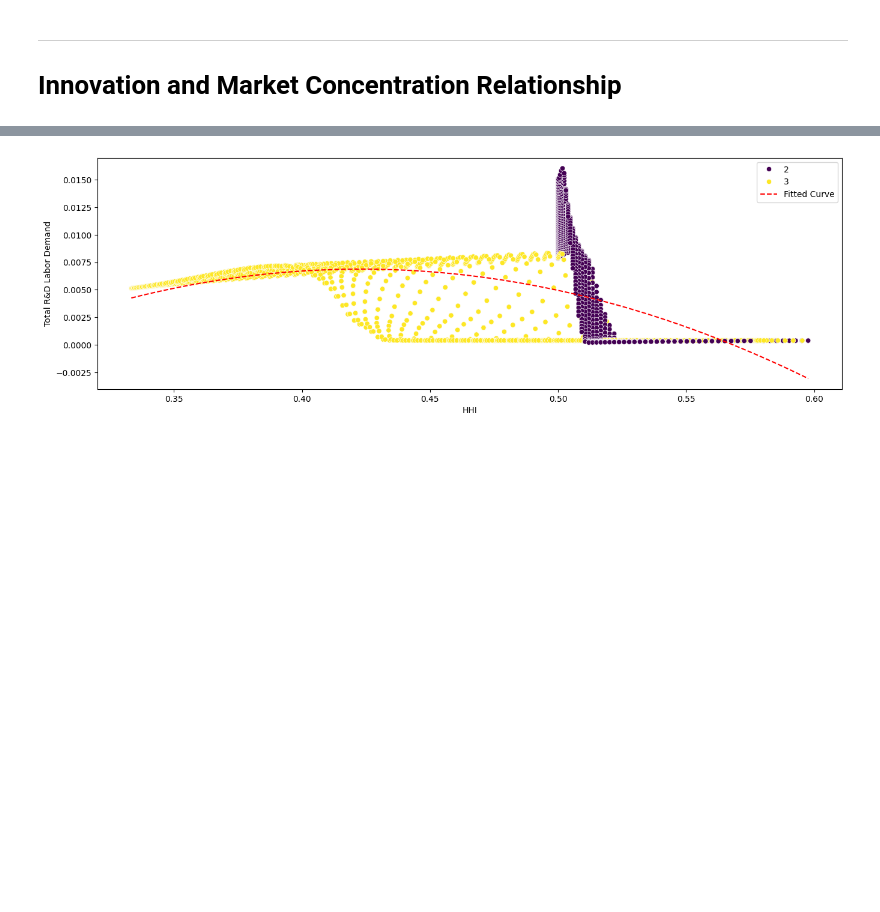
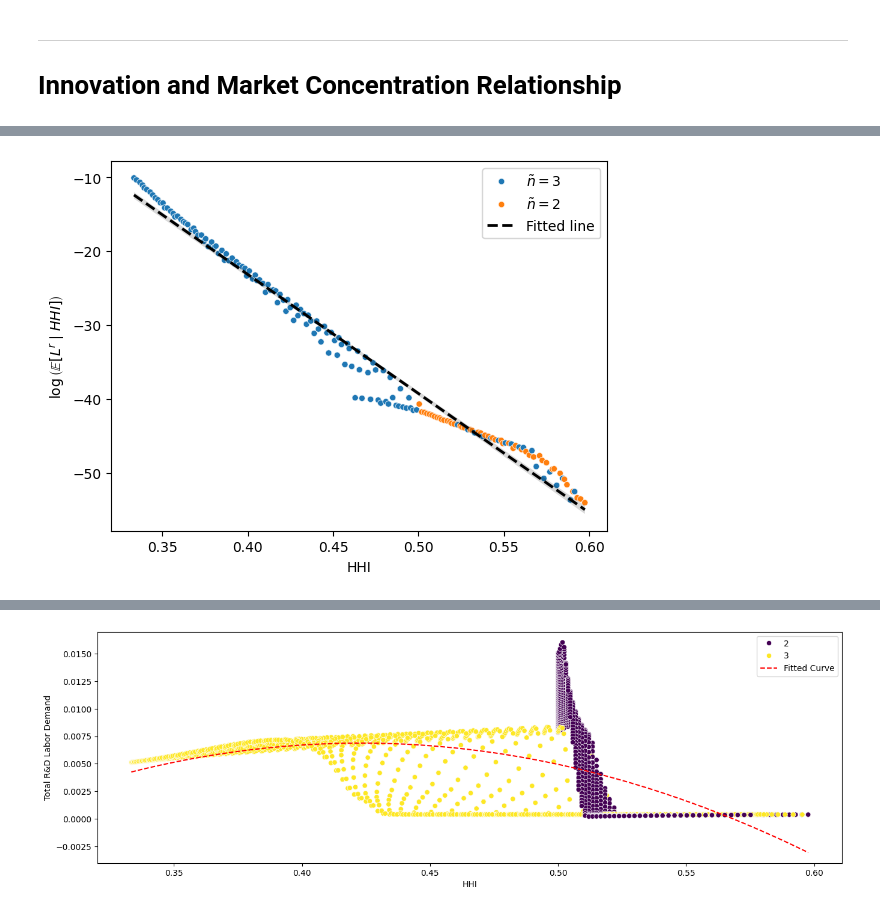
Before and after one commit to sadraheydari/SchumpeterCournotGE, a Jupyter notebook: experiments/3-firm-policy.ipynb, the cells around one changed output, grey strips where cells are left out. Cells and saved outputs as stored; diff of their text form; code cells hidden in the pictures; blank space fills up the shorter version.

```diff
--- a/experiments/3-firm-policy.ipynb
+++ b/experiments/3-firm-policy.ipynb
@@ -788,0 +799,9 @@ df
+# %%
+# find the expected labour demand for every level of HHI
+hhi_levels = sorted(df['hhi'].unique())
+hhi_bin_size = 0.0015
+hhi_bins = np.arange(0, max(hhi_levels) + hhi_bin_size, hhi_bin_size)
+hhi_bin_labels = [f"{hhi_bins[i]:.2f}-{hhi_bins[i+1]:.2f}" for i in range(len(hhi_bins)-1)]
+df['hhi_bin'] = pd.cut(df['hhi'], bins=hhi_bins, include_lowest=True)
+df['hhi_avg'] = df['hhi_bin'].apply(lambda x: x.mid)
+df.value_counts('hhi_bin')
@@ -788,0 +822,40 @@ df
+# %%
+df['expected_labor_demand'] = df['total_labor_demand'] * df['probability_in_stationary']
+
+# find conditional expected labor demand for each HHI bin
+hhi_plot_vals = []
+for hhi_bin, group in df.groupby('hhi_bin'):
+    group['normalized_probability'] = group['probability_in_stationary'] / group['probability_in_stationary'].sum()
+    expected_labor_demand = (group['expected_labor_demand'] * group['normalized_probability']).sum()
+    hhi_plot_vals.append({
+        'hhi_bin': hhi_bin,
+        'hhi_avg': group['hhi_avg'].iloc[0],
+        'expected_labor_demand': expected_labor_demand,
+        'n_active': group['n_active'].iloc[0]
+    })
+hhi_df = pd.DataFrame(hhi_plot_vals)
+
+hhi_df['n_plot'] = hhi_df['n_active'].apply(lambda x: f"$\\tilde{{n}} = {x}$")
+hhi_df['log_expected_labor_demand'] = np.log(hhi_df['expected_labor_demand'])  # add small constant to avoid log(0)
+
+ax = sns.scatterplot(
+    data=hhi_df,
+    x='hhi_avg', y='log_expected_labor_demand', hue='n_plot',
+    palette='tab10', alpha=1, marker='o', s=20
+)
+sns.regplot(data=hhi_df, x='hhi_avg', y='log_expected_labor_demand', scatter=False, line_kws={
+    'color': 'black',
+    'linewidth': 2,
+    'linestyle': '--',
+}, ax=ax, label='Fitted line')
+
+
+plt.xlabel('HHI')
+plt.ylabel(r'$\log\left(\mathbb{E}\left[L^r\mid HHI\right]\right)$')
+
+# add legend for the fitted line
+plt.legend(loc='upper right')
+
+plt.savefig("../output/3-firm/python_plot/expected_labor_demand_by_hhi.pdf", bbox_inches='tight')
+# %% [output]
+[figure, added]
```
Also changed, not shown: parts of 5 cells of this notebook.
